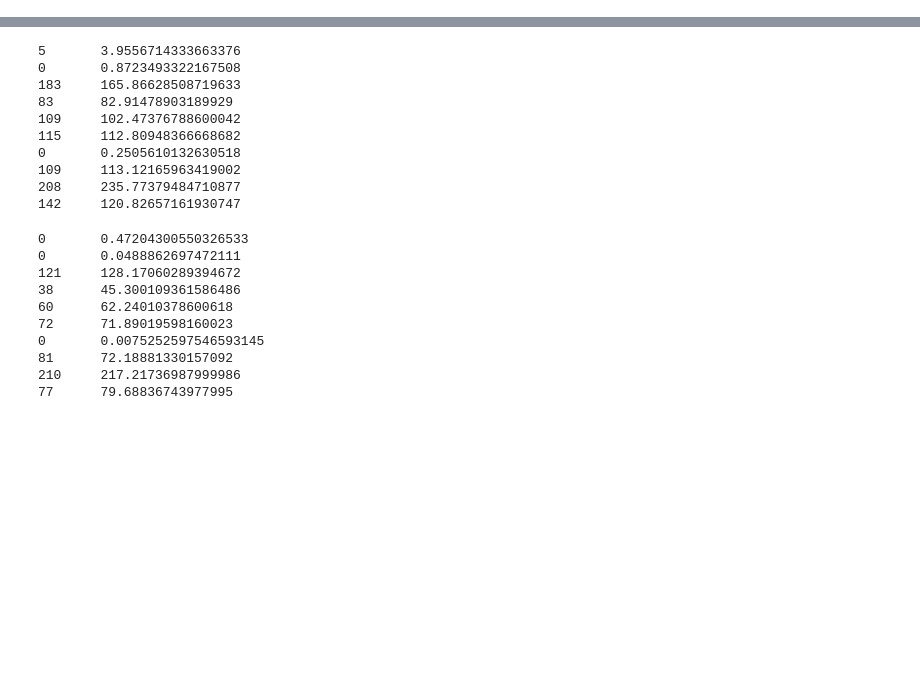
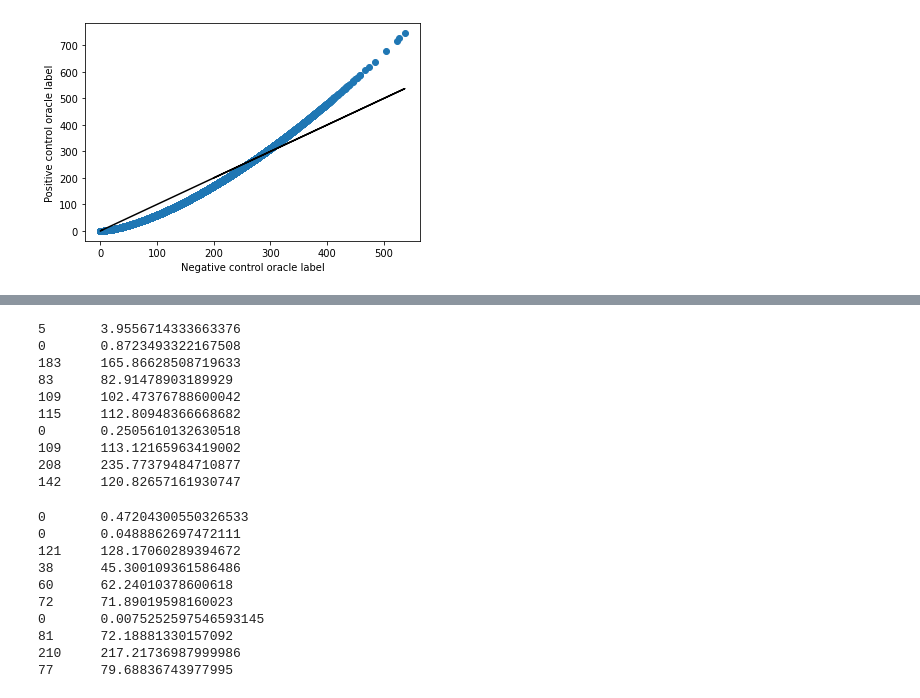
Before and after one commit to kundajelab/feature_interactions, a Jupyter notebook: av/Generate_Data.ipynb, the cells around one changed output, grey strips where cells are left out. Saved outputs shown, nothing was run; the diff lists cells and outputs as text; code cells hidden in the pictures; blank space fills up the shorter version.

```diff
--- a/av/Generate_Data.ipynb
+++ b/av/Generate_Data.ipynb
@@ -140,7 +146,10 @@ def seq_to_one_hot_fill_in_array(zeros_array, sequence, one_hot_axis):
         elif (one_hot_axis==1):
             zeros_array[i,char_idx] = 1
 
-onehot_data = np.array([one_hot_encode_along_channel_axis(seq) for seq in data.sequences])
+train_onehot_data = np.array([one_hot_encode_along_channel_axis(seq)
+                              for seq in train_data.sequences])
+test_onehot_data = np.array([one_hot_encode_along_channel_axis(seq)
+                              for seq in test_data.sequences])
 # %%
 def convert_pwm_to_deltadeltaG(pwm):
   deltadeltaG = -np.log(pwm/np.array([background_letter_freq[x]
@@ -204,0 +227,8 @@ pos_labels_fh.close()
+# %%
+plt.plot(train_expected_count_neg, train_expected_count_neg, color="black")
+plt.xlabel("Negative control oracle label")
+plt.ylabel("Positive control oracle label")
+plt.scatter(train_expected_count_neg, train_expected_count_pos)
+plt.show()
+# %% [output]
+[figure, added]
```
Also changed, not shown: parts of 26 cells of this notebook.
